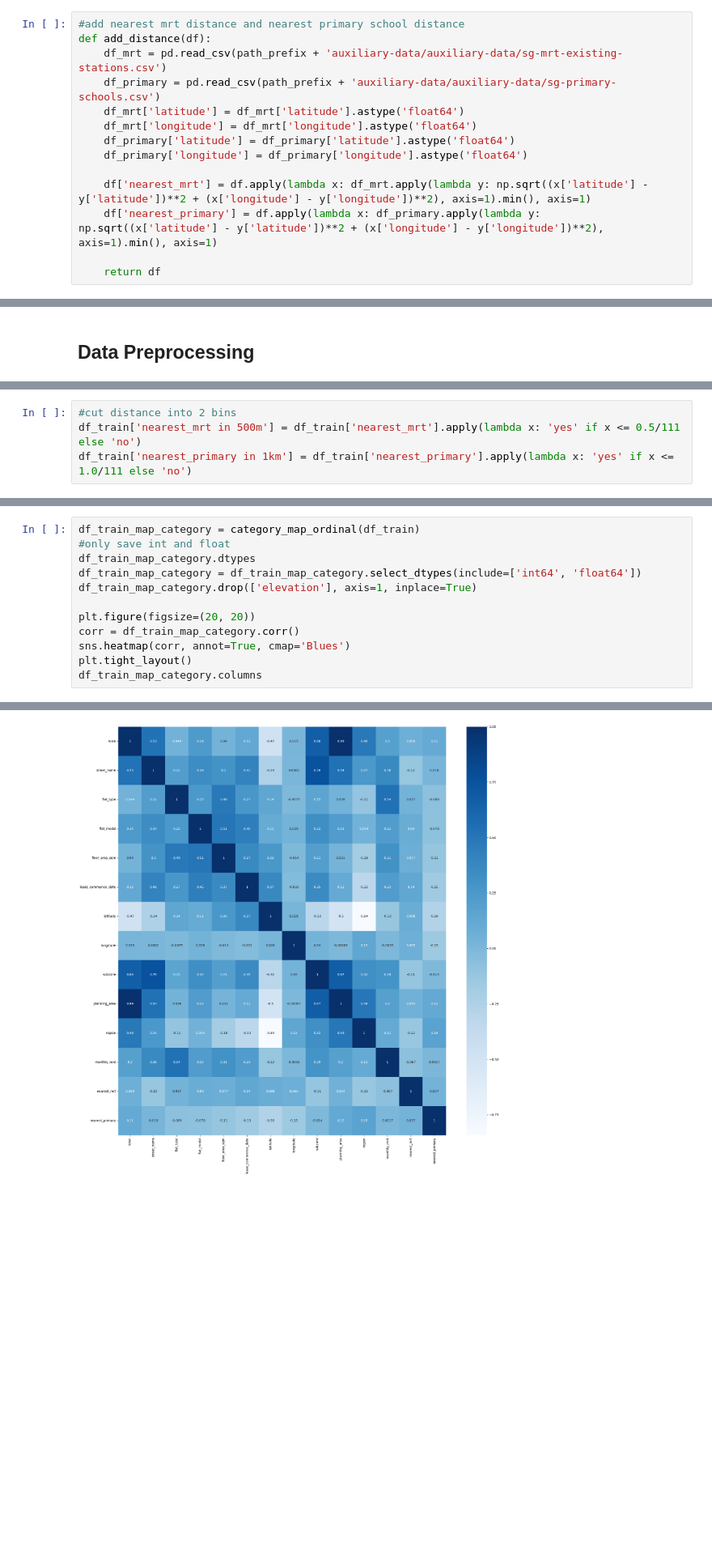
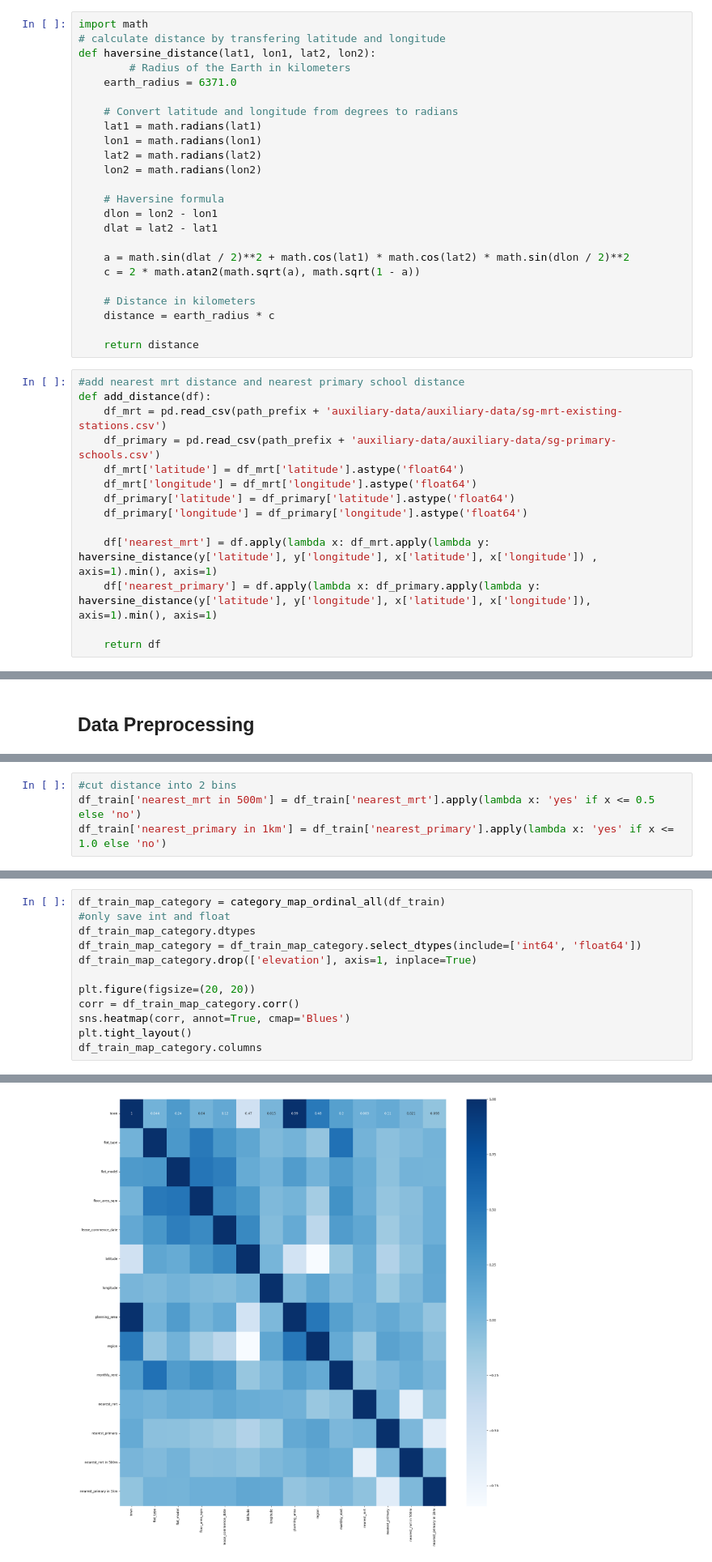
Before and after one commit to Concyclics/NUS-CS5228-project, a Jupyter notebook: final_project.ipynb, the cells around one changed output, grey strips where cells are left out. Shown at 81% size. Saved outputs shown, nothing was run; the diff lists cells and outputs as text; blank space fills up the shorter version.

Commit message:
[Caoboyang] fix the latitude longitude calculating function

```diff
--- a/final_project.ipynb
+++ b/final_project.ipynb
@@ -17,6 +17,30 @@ df_train.head()
 | 2 | 2022-10 | toa payoh | 157 | lorong 1 toa payoh | 3-room | improved | 67.0 | yes | ... |
 | 3 | 2021-08 | pasir ris | 250 | Pasir Ris Street 21 | executive | apartment | 149.0 | yes | ... |
 | 4 | 2022-11 | kallang/whampoa | 34 | Whampoa West | 3-room | improved | 68.0 | yes | ... |
+# %%
+import math
+# calculate distance by transfering latitude and longitude
+def haversine_distance(lat1, lon1, lat2, lon2):
+        # Radius of the Earth in kilometers
+    earth_radius = 6371.0
+
+    # Convert latitude and longitude from degrees to radians
+    lat1 = math.radians(lat1)
+    lon1 = math.radians(lon1)
+    lat2 = math.radians(lat2)
+    lon2 = math.radians(lon2)
+
+    # Haversine formula
+    dlon = lon2 - lon1
+    dlat = lat2 - lat1
+
+    a = math.sin(dlat / 2)**2 + math.cos(lat1) * math.cos(lat2) * math.sin(dlon / 2)**2
+    c = 2 * math.atan2(math.sqrt(a), math.sqrt(1 - a))
+
+    # Distance in kilometers
+    distance = earth_radius * c
+
+    return distance
 # %%
 #add nearest mrt distance and nearest primary school distance
 def add_distance(df):
@@ -27,8 +51,8 @@ def add_distance(df):
     df_primary['latitude'] = df_primary['latitude'].astype('float64')
     df_primary['longitude'] = df_primary['longitude'].astype('float64')
 
-    df['nearest_mrt'] = df.apply(lambda x: df_mrt.apply(lambda y: np.sqrt((x['latitude'] - y['latitude'])**2 + (x['longitude'] - y['longitude'])**2), axis=1).min(), axis=1)
-    df['nearest_primary'] = df.apply(lambda x: df_primary.apply(lambda y: np.sqrt((x['latitude'] - y['latitude'])**2 + (x['longitude'] - y['longitude'])**2), axis=1).min(), axis=1)
+    df['nearest_mrt'] = df.apply(lambda x: df_mrt.apply(lambda y: haversine_distance(y['latitude'], y['longitude'], x['latitude'], x['longitude']) , axis=1).min(), axis=1)
+    df['nearest_primary'] = df.apply(lambda x: df_primary.apply(lambda y: haversine_distance(y['latitude'], y['longitude'], x['latitude'], x['longitude']), axis=1).min(), axis=1)
 
     return df
 # %%
@@ -85,8 +109,8 @@ sns.pairplot(df_train[['floor_area_sqm', 'lease_commence_date', 'nearest_mrt', '
 [figure]
 # %%
 #cut distance into 2 bins
-df_train['nearest_mrt in 500m'] = df_train['nearest_mrt'].apply(lambda x: 'yes' if x <= 0.5/111 else 'no')
-df_train['nearest_primary in 1km'] = df_train['nearest_primary'].apply(lambda x: 'yes' if x <= 1.0/111 else 'no')
+df_train['nearest_mrt in 500m'] = df_train['nearest_mrt'].apply(lambda x: 'yes' if x <= 0.5 else 'no')
+df_train['nearest_primary in 1km'] = df_train['nearest_primary'].apply(lambda x: 'yes' if x <= 1.0 else 'no')
 # %%
 fig, ax = plt.subplots(1, 2, figsize=(20, 8))
 sns.boxplot(x='nearest_mrt in 500m', y='monthly_rent', data=df_train, ax=ax[0])
@@ -164,7 +188,7 @@ def category_map_ordinal_all(df_origin):
 
     return df
 # %%
-df_train_map_category = category_map_ordinal(df_train)
+df_train_map_category = category_map_ordinal_all(df_train)
 #only save int and float
 df_train_map_category.dtypes
 df_train_map_category = df_train_map_category.select_dtypes(include=['int64', 'float64'])
@@ -183,5 +207,5 @@ Index(['town', 'street_name', 'flat_type', 'flat_model', 'floor_area_sqm',
       dtype='object')
-[figure, old version]
+[figure, new version]
 # %% [markdown]
 ## try with attributes
 * town
```
Also changed, not shown: parts of 8 cells of this notebook, 1 other file.
